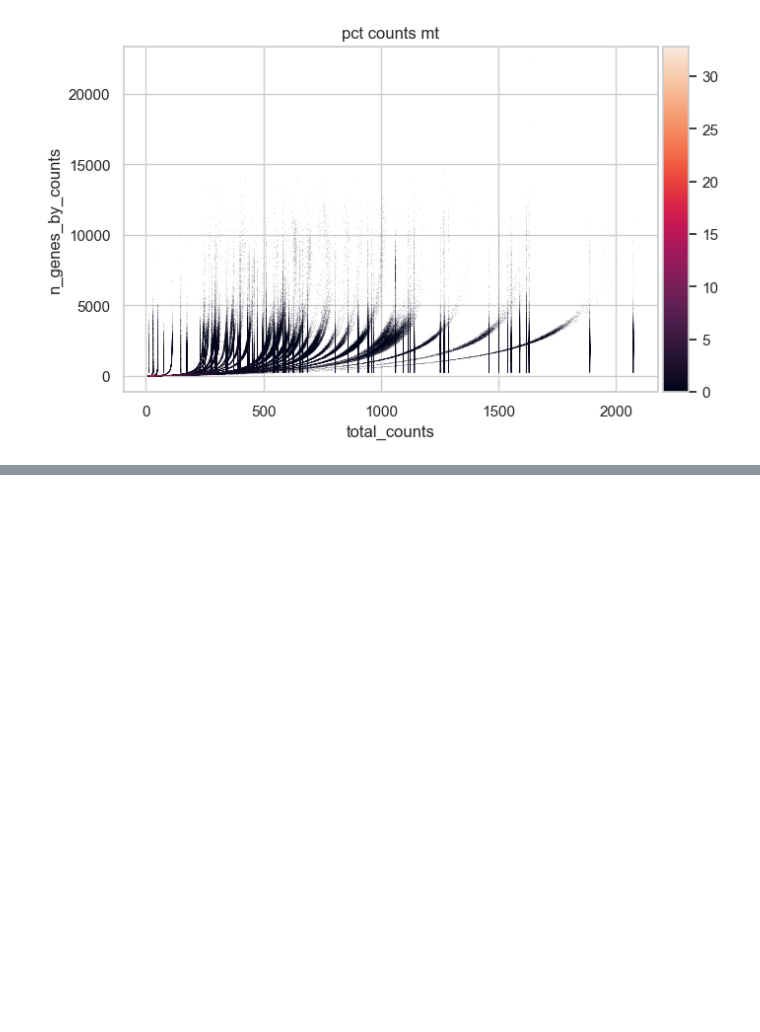
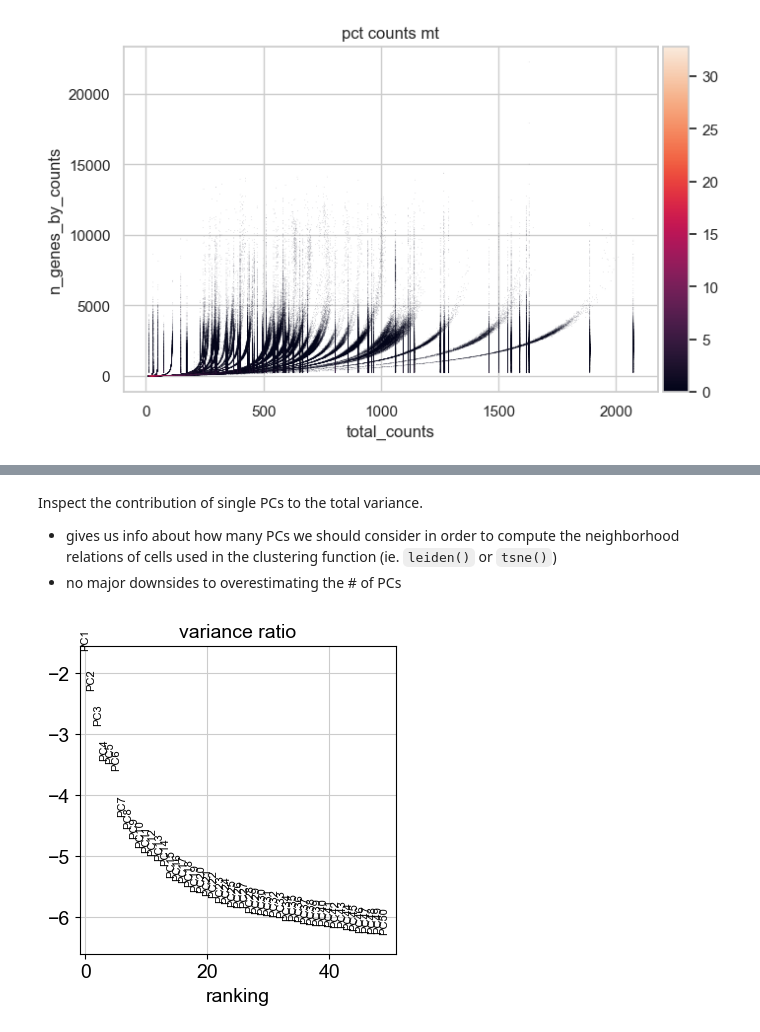
Before and after one commit to adamcatching/multiome-pipeline, a Jupyter notebook: src/0-EDA.ipynb, the cells around one changed output, grey strips where cells are left out. Saved outputs shown, nothing was run; the diff lists cells and outputs as text; code cells hidden in the pictures; blank space fills up the shorter version.

```diff
--- a/src/0-EDA.ipynb
+++ b/src/0-EDA.ipynb
@@ -399,0 +558,13 @@ sc.pl.scatter(
+# %% [markdown]
+Inspect the contribution of single PCs to the total variance.
+
+- gives us info about how many PCs we should consider in order to compute the neighborhood relations of cells used in the clustering function (ie. `leiden()` or `tsne()`)
+- no major downsides to overestimating the # of PCs
+# %%
+sc.pl.pca_variance_ratio(
+    adata,
+    n_pcs = 50,
+    log = True
+)
+# %% [output]
+[figure, added]
```
Also changed, not shown: parts of 42 cells of this notebook, 1 other file.
